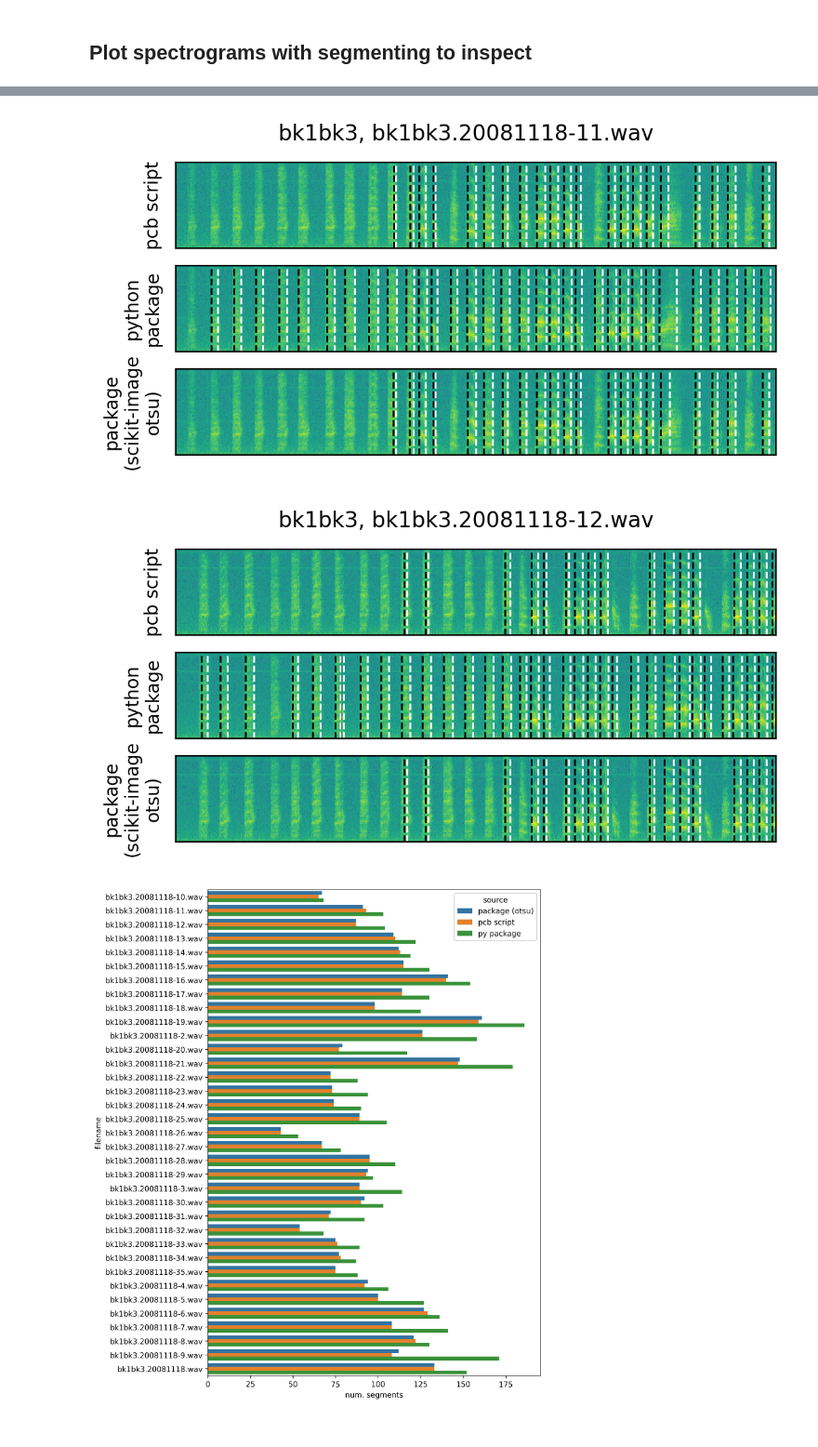
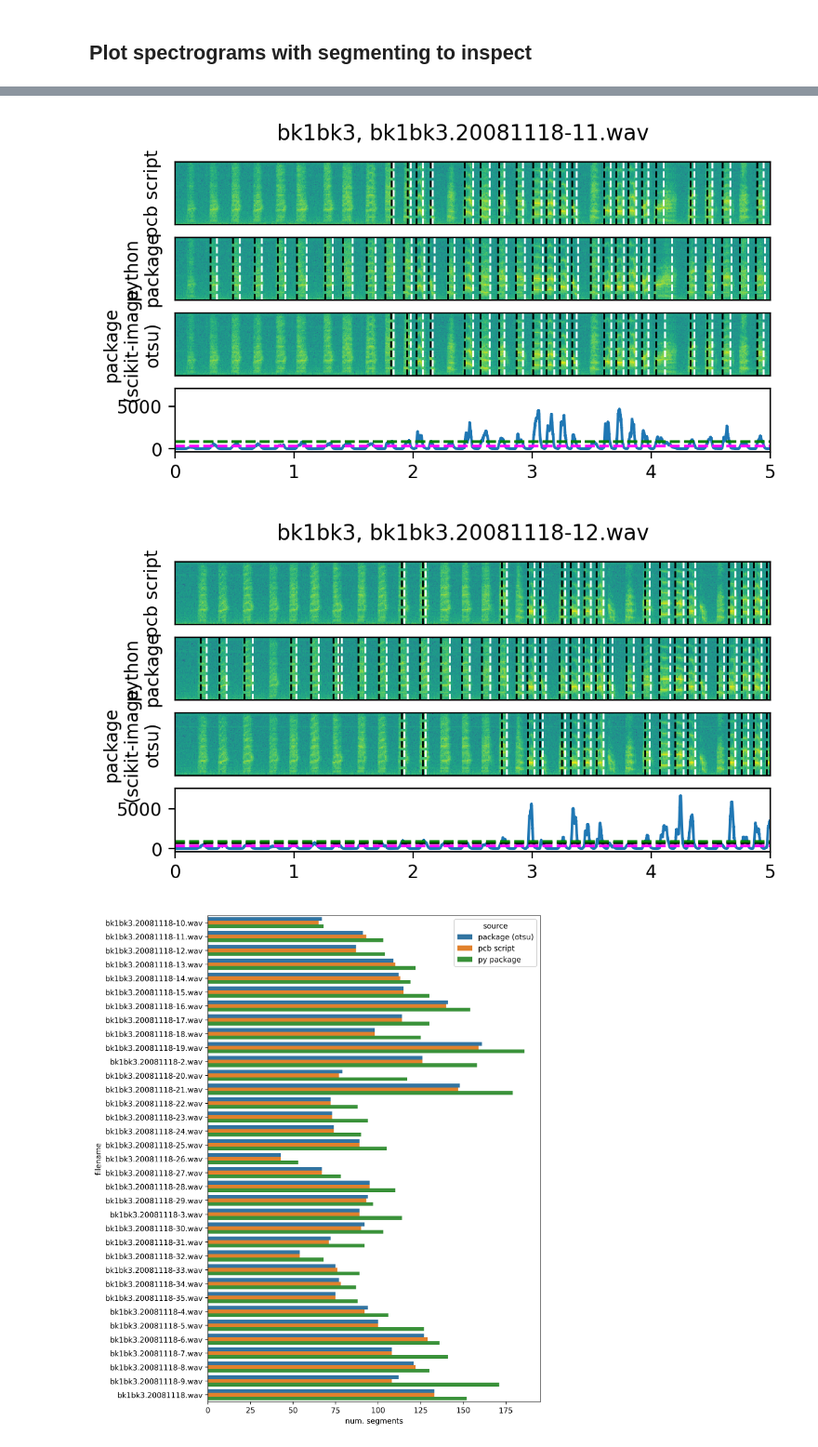
Before and after one commit to NickleDave/songdkl, a Jupyter notebook: src/scripts/bk1bk3-plot-spect-with-segment.ipynb, the cells around one changed output, grey strips where cells are left out. Shown at 93% size. Saved outputs shown, nothing was run; the diff lists cells and outputs as text; code cells hidden in the pictures.

Commit message:
Update 3 notebooks with threshold plots

```diff
--- a/src/scripts/bk1bk3-plot-spect-with-segment.ipynb
+++ b/src/scripts/bk1bk3-plot-spect-with-segment.ipynb
@@ -71,17 +72,25 @@ for df in (script_df, py_pkg_df, otsu_df):
 py_pkg_df['filename'] = py_pkg_df['filename'].map(lambda fname: fname.split('/')[-1])
 otsu_df['filename'] = otsu_df['filename'].map(lambda fname: fname.split('/')[-1])
 
+script_thresh_path = f'./tests/data-for-tests/generated/{bird_id}-threshold-vals-pcb-script.npy'
+py_pkg_thresh_path = f'./tests/data-for-tests/generated/{bird_id}-threshold-vals-py-pkg.npy'
+otsu_thresh_path = f'./tests/data-for-tests/generated/{bird_id}-threshold-vals-py-pkg-skimage-otsu.npy'
+script_threshold_vals = np.load(script_thresh_path)
+py_pkg_threshold_vals = np.load(py_pkg_thresh_path)
+otsu_threshold_vals = np.load(otsu_thresh_path)
+
 wav_paths = sorted(bird_dir.glob('*.wav'))
-for tlim, wav_path in zip(tlims, wav_paths):
+for ind, (tlim, wav_path) in enumerate(zip(tlims, wav_paths)):
     sample_rate, samples = wavfile.read(wav_path)
     frequencies, times, spectrogram = make_spec(samples, sample_rate)
 
-    fig, ax_arr = plt.subplots(3, 1, dpi=200, figsize=(6, 3))
+    fig, ax_arr = plt.subplots(4, 1, dpi=200, figsize=(6, 3))
     ax_arr = ax_arr.ravel()
 
     fig.suptitle(f'{bird_id}, {wav_path.name}')
 
-    for ax, df, label in zip(ax_arr, (script_df, py_pkg_df, otsu_df),
+    # below, ax_arr[:3] because ax_arr[3] is where we plot amplitude
+    for ax, df, label in zip(ax_arr[:3], (script_df, py_pkg_df, otsu_df),
                              ('pcb script', 'python\npackage', 'package\n(scikit-image\notsu)')):
         df_for_segments = df[df.filename == wav_path.name].copy()
         onsets = df_for_segments.start.values / sample_rate
@@ -95,4 +104,13 @@ for tlim, wav_path in zip(tlims, wav_paths):
         ax.set_yticks([])
 
         plot_segments(ax, onsets, offsets)
+
+    data_filtered = songdkl.audio.filtersong(samples)
+    smoothrect = songdkl.audio.smoothrect(data_filtered, 10, sample_rate)
+    samples_in_s = np.arange(smoothrect.shape[-1]) / sample_rate
+    ax_arr[3].plot(samples_in_s, smoothrect)
+    ax_arr[3].set_xlim(tlim)
+    ax_arr[3].axhline(script_threshold_vals[ind], linestyle='--', label='pcb-script', color='k')
+    ax_arr[3].axhline(py_pkg_threshold_vals[ind], linestyle='--', label='pcb-script', color='magenta')
+    ax_arr[3].axhline(otsu_threshold_vals[ind], linestyle='--', label='pcb-script', color='green')
 # %% [output]
@@ -100,5 +118,5 @@ for tlim, wav_path in zip(tlims, wav_paths):
-[figure, old version]
+[figure, new version]
-[figure, old version]
+[figure, new version]
 # %%
 df_all = []
 for df, source in zip(
```
Also changed, not shown: parts of 2 cells of this notebook, 2 other files.
